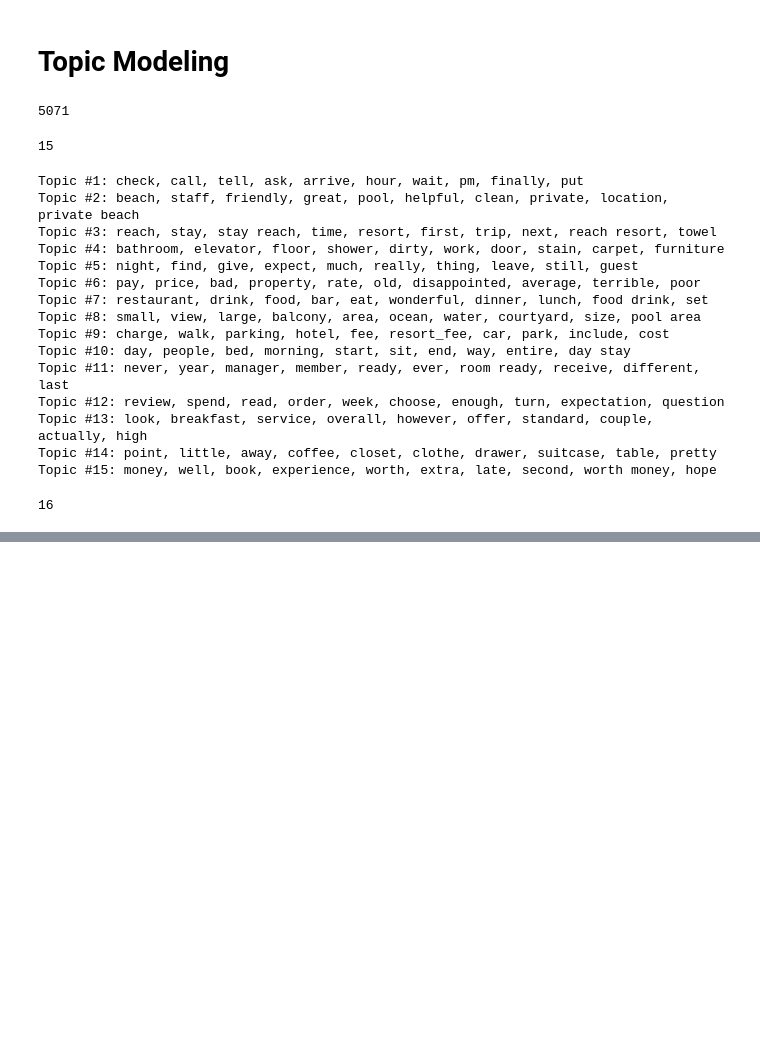
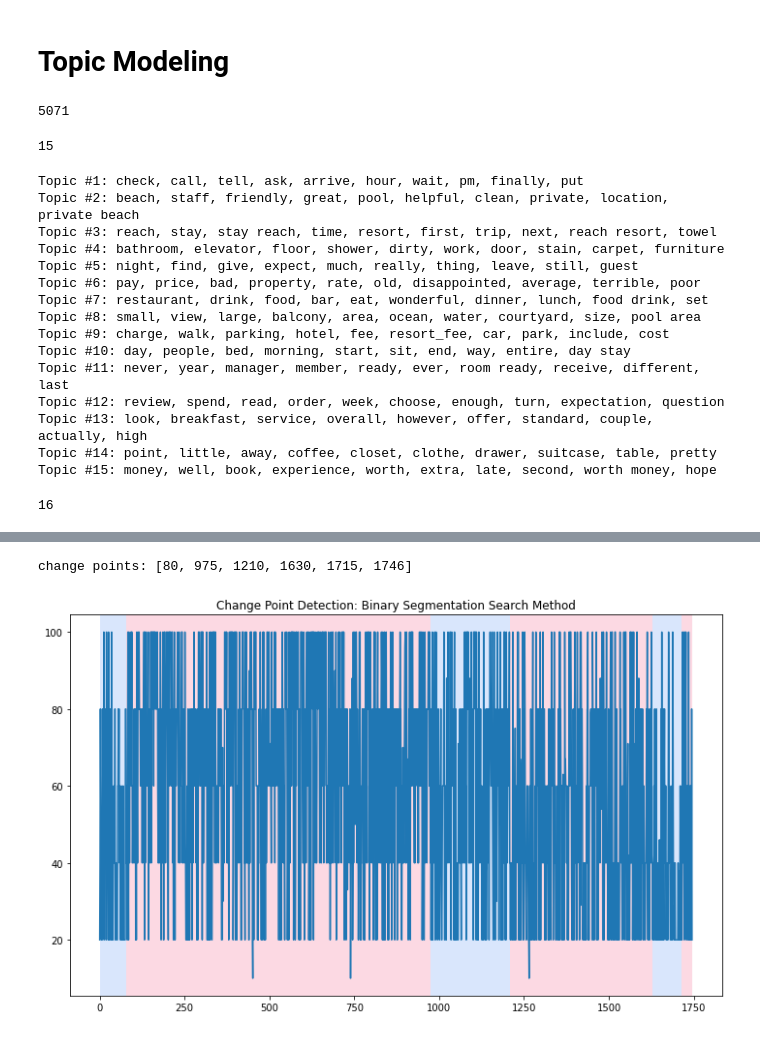
Before and after one commit to siebeniris/CPD, a Jupyter notebook: topic_modeling/corex_model.ipynb, the cells around one changed output, grey strips where cells are left out. Saved outputs shown, nothing was run; the diff lists cells and outputs as text; code cells hidden in the pictures; blank space fills up the shorter version.

```diff
--- a/topic_modeling/corex_model.ipynb
+++ b/topic_modeling/corex_model.ipynb
@@ -205,0 +258,2 @@ df = df.sort_values('date')
+# %%
+renovat_df = df[df.topic_16==1.0]
@@ -205,0 +273,2 @@ df = df.sort_values('date')
+# %%
+renovat_df['index_df']= renovat_df.index
@@ -205,0 +305,24 @@ df = df.sort_values('date')
+# %%
+%matplotlib inline
+def binseg(scores):
+    # fast
+    model = "l2"
+    n_samples = scores.shape[0]
+    algo = rpt.Binseg(model=model).fit(scores)
+    try:
+        my_bkps = algo.predict(n_bkps=5)
+        print('change points:', my_bkps)
+        # show results
+
+        rpt.show.display(scores, my_bkps, figsize=(10, 6))
+        plt.title('Change Point Detection: Binary Segmentation Search Method')
+        plt.show()
+    except Exception as msg:
+        print(msg)
+# %%
+scores = np.array(renovat_df['score'])
+# %%
+binseg(scores)
+# %% [output]
+change points: [80, 975, 1210, 1630, 1715, 1746]
+[figure, added]
```
Also changed, not shown: parts of 35 cells of this notebook, 5 other files.
